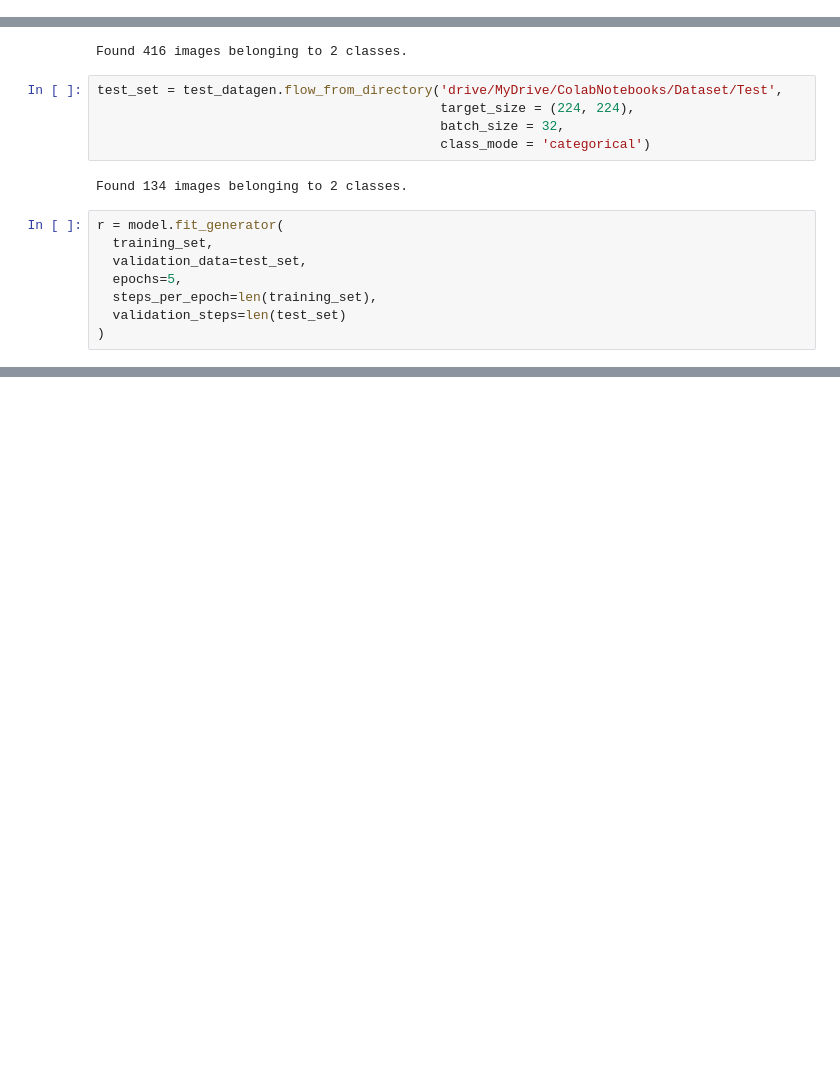
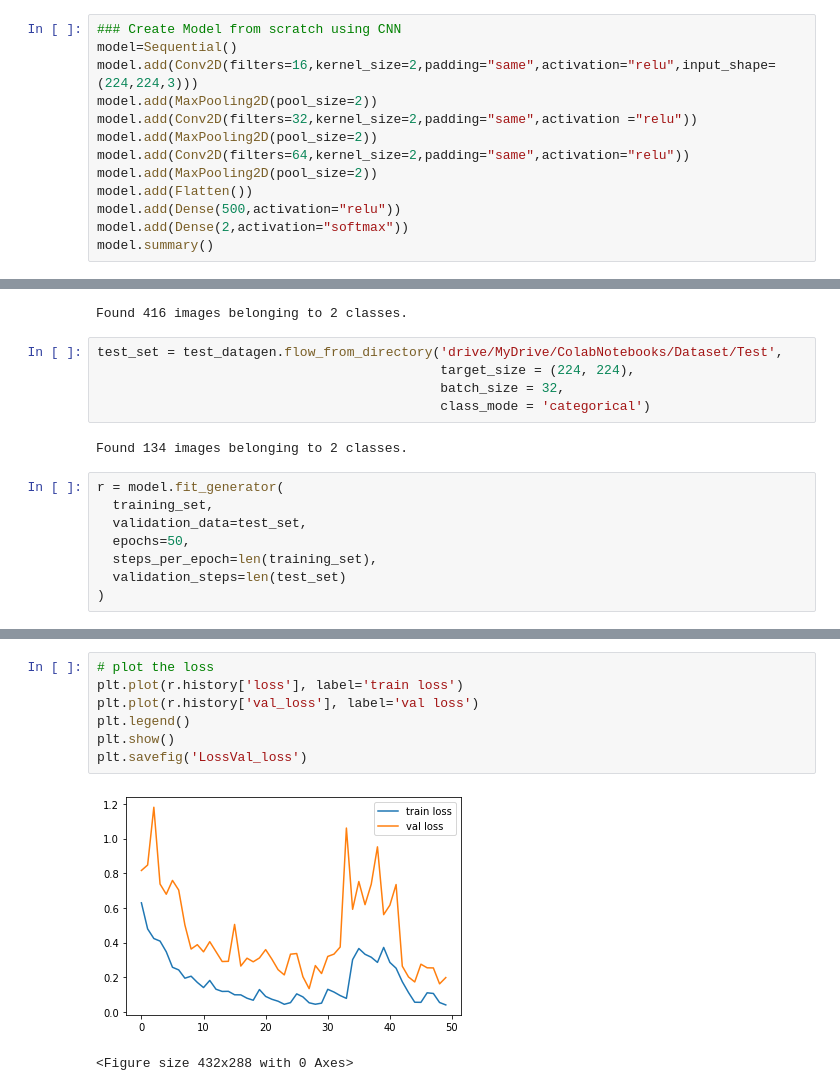
Before and after one commit to Rafikul10/Maleria_Detector, a Jupyter notebook: Maleria_Detector.ipynb, the cells around one changed output, grey strips where cells are left out. Cells and saved outputs as stored; diff of their text form; blank space fills up the shorter version.

```diff
--- a/Maleria_Detector.ipynb
+++ b/Maleria_Detector.ipynb
@@ -57,0 +60,13 @@ _________________________________________________________________
+# %%
+### Create Model from scratch using CNN
+model=Sequential()
+model.add(Conv2D(filters=16,kernel_size=2,padding="same",activation="relu",input_shape=(224,224,3)))
+model.add(MaxPooling2D(pool_size=2))
+model.add(Conv2D(filters=32,kernel_size=2,padding="same",activation ="relu"))
+model.add(MaxPooling2D(pool_size=2))
+model.add(Conv2D(filters=64,kernel_size=2,padding="same",activation="relu"))
+model.add(MaxPooling2D(pool_size=2))
+model.add(Flatten())
+model.add(Dense(500,activation="relu"))
+model.add(Dense(2,activation="softmax"))
+model.summary()
@@ -88,7 +121,7 @@ Found 134 images belonging to 2 classes.
 r = model.fit_generator(
   training_set,
   validation_data=test_set,
-  epochs=5,
+  epochs=50,
   steps_per_epoch=len(training_set),
   validation_steps=len(test_set)
 )
@@ -98,0 +146,10 @@ Epoch 2/5
+# %%
+# plot the loss
+plt.plot(r.history['loss'], label='train loss')
+plt.plot(r.history['val_loss'], label='val loss')
+plt.legend()
+plt.show()
+plt.savefig('LossVal_loss')
+# %% [output]
+[figure, added]
+<Figure size 432x288 with 0 Axes>
```
Also changed, not shown: parts of 22 cells of this notebook.
